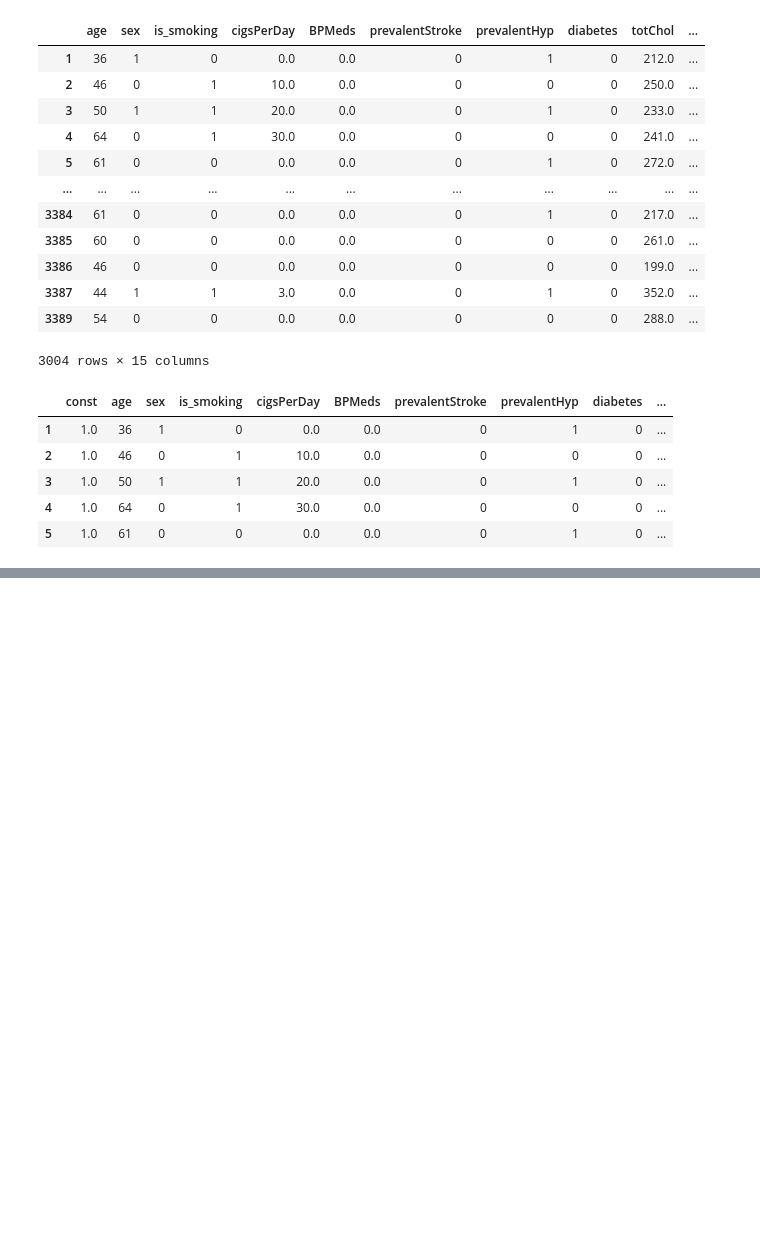
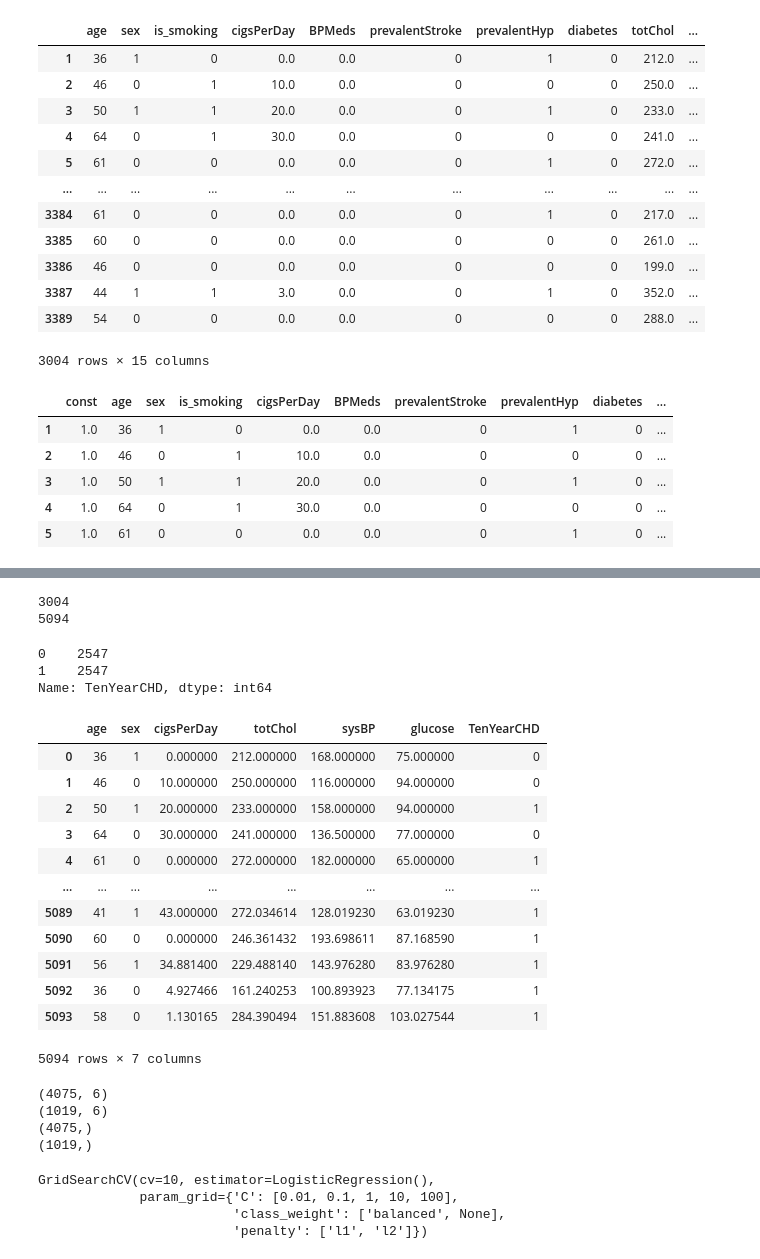
Before and after one commit to prav87654/Classification-Cardiovascular-risk-prediction, a Jupyter notebook: Classification_model_Praveen_S.ipynb, the cells around one changed output, grey strips where cells are left out. Drawn from its saved outputs; the diff is of its cells as text; code cells hidden in the pictures; blank space fills up the shorter version.

```diff
--- a/Classification_model_Praveen_S.ipynb
+++ b/Classification_model_Praveen_S.ipynb
@@ -302,0 +363,42 @@ Logit Regression Results
+# %%
+#Defining smote function
+smote=SMOTE()
+# %%
+#Fitting smote function to the dataset
+X_smote, y_smote =smote.fit_resample(heart_df.iloc[:,0:-1],heart_df["TenYearCHD"])
+# %%
+#Printing length of dataset
+print(len(heart_df))
+#Printing length of smote dataset
+print(len(y_smote))
+# %% [output]
+3004
+5094
+# %%
+# value count of target smote feature
+y_smote.value_counts()
+# %% [output]
+0    2547
+1    2547
+Name: TenYearCHD, dtype: int64
+# %%
+#Concatenating X smote and y smote to a dataframe
+new_heart_df = pd.concat([pd.DataFrame(X_smote), pd.DataFrame(y_smote)], axis=1)
+#Dropping Unnecessary features
+new_heart_df=new_heart_df.drop(columns=["is_smoking","BPMeds","prevalentStroke","prevalentHyp","diabetes","diaBP","BMI","heartRate"],axis=1 )
+#Displaying the processed dataset
+new_heart_df
+# %% [output]
+|  | age | sex | cigsPerDay | totChol | sysBP | glucose | TenYearCHD |
+| 0 | 36 | 1 | 0.000000 | 212.000000 | 168.000000 | 75.000000 | 0 |
+| 1 | 46 | 0 | 10.000000 | 250.000000 | 116.000000 | 94.000000 | 0 |
+| 2 | 50 | 1 | 20.000000 | 233.000000 | 158.000000 | 94.000000 | 1 |
+| 3 | 64 | 0 | 30.000000 | 241.000000 | 136.500000 | 77.000000 | 0 |
+| 4 | 61 | 0 | 0.000000 | 272.000000 | 182.000000 | 65.000000 | 1 |
+| ... | ... | ... | ... | ... | ... | ... | ... |
+| 5089 | 41 | 1 | 43.000000 | 272.034614 | 128.019230 | 63.019230 | 1 |
+| 5090 | 60 | 0 | 0.000000 | 246.361432 | 193.698611 | 87.168590 | 1 |
+| 5091 | 56 | 1 | 34.881400 | 229.488140 | 143.976280 | 83.976280 | 1 |
+| 5092 | 36 | 0 | 4.927466 | 161.240253 | 100.893923 | 77.134175 | 1 |
+| 5093 | 58 | 0 | 1.130165 | 284.390494 | 151.883608 | 103.027544 | 1 |
+5094 rows × 7 columns
@@ -302,0 +414,11 @@ Logit Regression Results
+# %%
+#Displaying training and testing dataset shape
+print(x_train.shape)
+print(x_test.shape)
+print(y_train.shape)
+print(y_test.shape)
+# %% [output]
+(4075, 6)
+(1019, 6)
+(4075,)
+(1019,)
@@ -302,0 +442,8 @@ Logit Regression Results
+# %%
+#train the classifier
+logistic_clf.fit(x_train,y_train)
+# %% [output]
+GridSearchCV(cv=10, estimator=LogisticRegression(),
+             param_grid={'C': [0.01, 0.1, 1, 10, 100],
+                         'class_weight': ['balanced', None],
+                         'penalty': ['l1', 'l2']})
```
Also changed, not shown: parts of 38 cells of this notebook.
